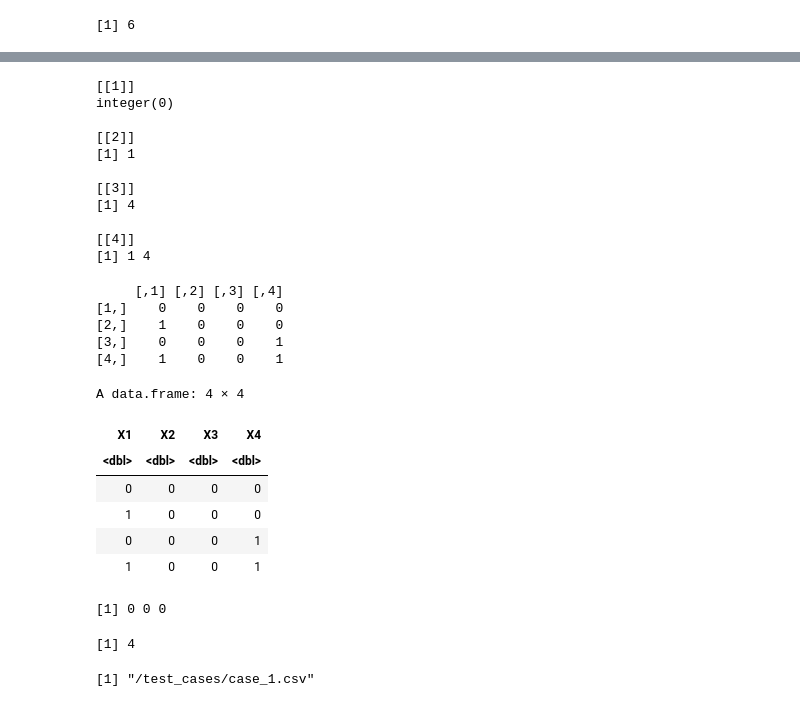
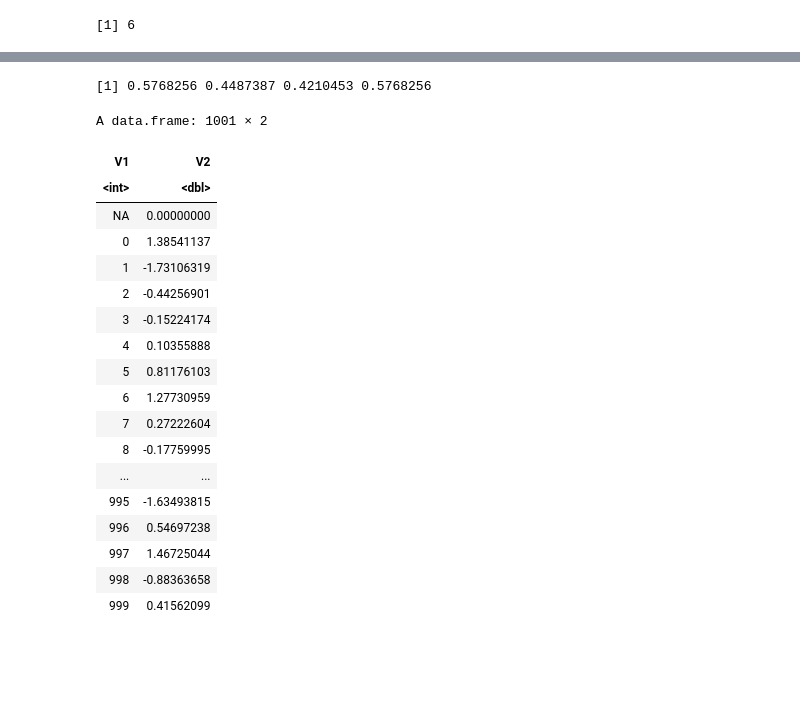
Before and after one commit to juangamella/icp, a Jupyter notebook: ICP_r.ipynb, the cells around one changed output, grey strips where cells are left out. Saved outputs shown, nothing was run; the diff lists cells and outputs as text; code cells hidden in the pictures; blank space fills up the shorter version.

```diff
--- a/ICP_r.ipynb
+++ b/ICP_r.ipynb
@@ -121,41 +124,4 @@ numeric(0)
 # %%
-icp$acceptedSets
+icp$pvalues
 # %% [output]
-[[1]]
-integer(0)
-
-[[2]]
-[1] 1
-
-[[3]]
-[1] 4
-
-[[4]]
-[1] 1 4
+[1] 0.5768256 0.4487387 0.4210453 0.5768256
-# %%
-# One-hot encode accepted sets
-p <- ncol(X)
-one_hot <- matrix(0, length(icp$acceptedSets), p)
-i = 1
-for (set in icp$acceptedSets) {
-    one_hot[i,set] <- 1
-    i = i + 1
-}
-print(one_hot)
-# %% [output]
-     [,1] [,2] [,3] [,4]
-[1,]    0    0    0    0
-[2,]    1    0    0    0
-[3,]    0    0    0    1
-[4,]    1    0    0    1
-# %%
-one_hot = data.frame(one_hot)
-one_hot
-# %% [output]
-A data.frame: 4 × 4
-| X1 | X2 | X3 | X4 |
-| <dbl> | <dbl> | <dbl> | <dbl> |
-| 0 | 0 | 0 | 0 |
-| 1 | 0 | 0 | 0 |
-| 0 | 0 | 0 | 1 |
-| 1 | 0 | 0 | 1 |
@@ -169,13 +127,0 @@ one_hot[c(1,2,3)] <- 1
-# %%
-rep(0,1,3)
-# %% [output]
-[1] 0 0 0
-# %%
-length(icp$acceptedSets)
-# %% [output]
-[1] 4
-# %%
-path = '/test_cases/'
-sprintf('%scase_%d.csv', path,1)
-# %% [output]
-[1] "/test_cases/case_1.csv"
@@ -181,0 +130,26 @@ sprintf('%scase_%d.csv', path,1)
+# %%
+i = 0
+filename_a = sprintf('residuals_%d_a.csv', i)
+filename_b = sprintf('residuals_%d_b.csv', i)
+res_a_raw = read.csv(filename_a, header=FALSE)
+res_a_raw
+# %% [output]
+A data.frame: 1001 × 2
+| V1 | V2 |
+| <int> | <dbl> |
+| NA | 0.00000000 |
+| 0 | 1.38541137 |
+| 1 | -1.73106319 |
+| 2 | -0.44256901 |
+| 3 | -0.15224174 |
+| 4 | 0.10355888 |
+| 5 | 0.81176103 |
+| 6 | 1.27730959 |
+| 7 | 0.27222604 |
+| 8 | -0.17759995 |
+| ... | ... |
+| 995 | -1.63493815 |
+| 996 | 0.54697238 |
+| 997 | 1.46725044 |
+| 998 | -0.88363658 |
+| 999 | 0.41562099 |
```
Also changed, not shown: parts of 30 cells of this notebook, 2 other files.
